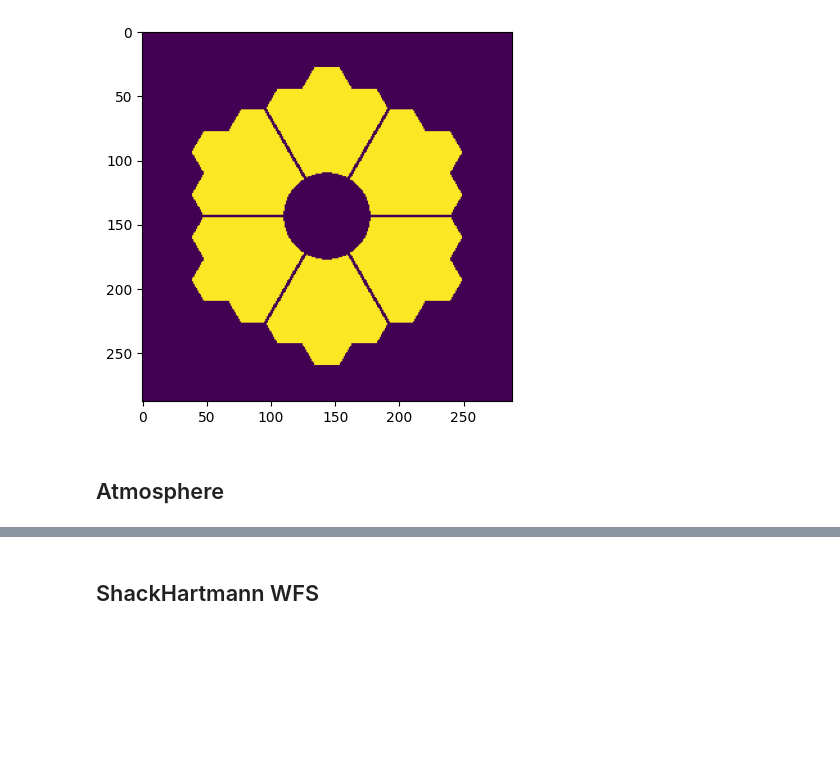
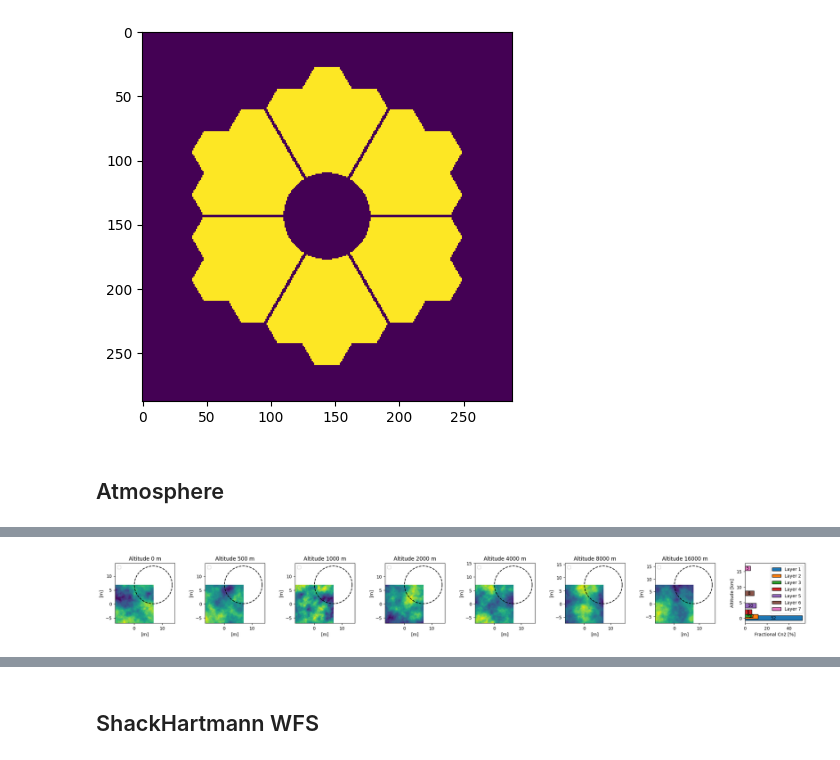
Before and after one commit to cheritier/OOPAO, a Jupyter notebook: tutorials/demoKeck.ipynb, the cells around one changed output, grey strips where cells are left out. Saved outputs shown, nothing was run; the diff lists cells and outputs as text; code cells hidden in the pictures; blank space fills up the shorter version.

```diff
--- a/tutorials/demoKeck.ipynb
+++ b/tutorials/demoKeck.ipynb
@@ -128,3 +172,7 @@ KeyboardInterrupt:
+# %%
+atm.display_atm_layers()
+# %% [output]
+[figure, added]
 # %%
 lgsAst**atm*tel
 # %% [output]
```
Also changed, not shown: parts of 16 cells of this notebook, 1 other file.
